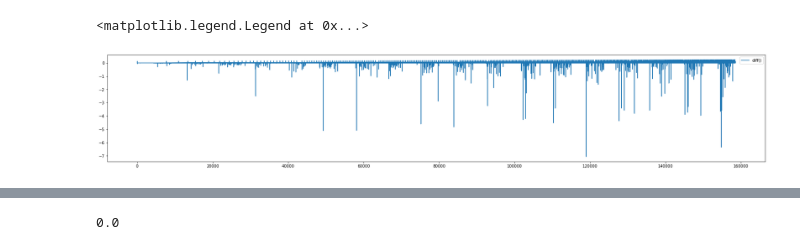
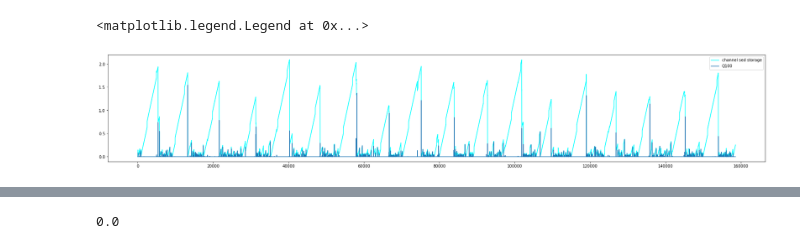
Before and after one commit to varyabazilova/hma_sediments, a Jupyter notebook: sediment_scenarios/test.ipynb, the cells around one changed output, grey strips where cells are left out. Saved outputs shown, nothing was run; the diff lists cells and outputs as text; code cells hidden in the pictures.

```diff
--- a/sediment_scenarios/test.ipynb
+++ b/sediment_scenarios/test.ipynb
@@ -85,17 +70,15 @@ sed_out
 # %%
+sed_out1 = sed_out
+
 
 plt.figure(figsize = (30, 5))
-# sed_out.sc.plot(color = 'cyan', label = 'channel sed storage')
-# sed_out1.ls.plot(color = 'blue', label = 'ls')
-sed_out.sc_diff.plot(label = 'diff()')
-# sed_out2.sc_diff.plot(label = 'diff')
-
+sed_out1.sc.plot(color = 'cyan', label = 'channel sed storage')
 
 # plt.ylim(0, 0.1)
-# sed_out1.Qdftl.plot(color = 'orange', label = 'Qdftl') # [mm/h]
-# sed_out1.Q100.plot(label = 'Q100')
+# sed_out1.Qstl.plot(color = 'orange', label = 'Qstl') # [mm/h]
+sed_out1.Q100.plot(label = 'Q100')
 # plt.title('Sediment.out : large landslides')
 plt.legend()
 # %% [output]
 <matplotlib.legend.Legend at 0x...>
-[figure, old version]
+[figure, new version]
```
Also changed, not shown: parts of 11 cells of this notebook, 6 other files.
